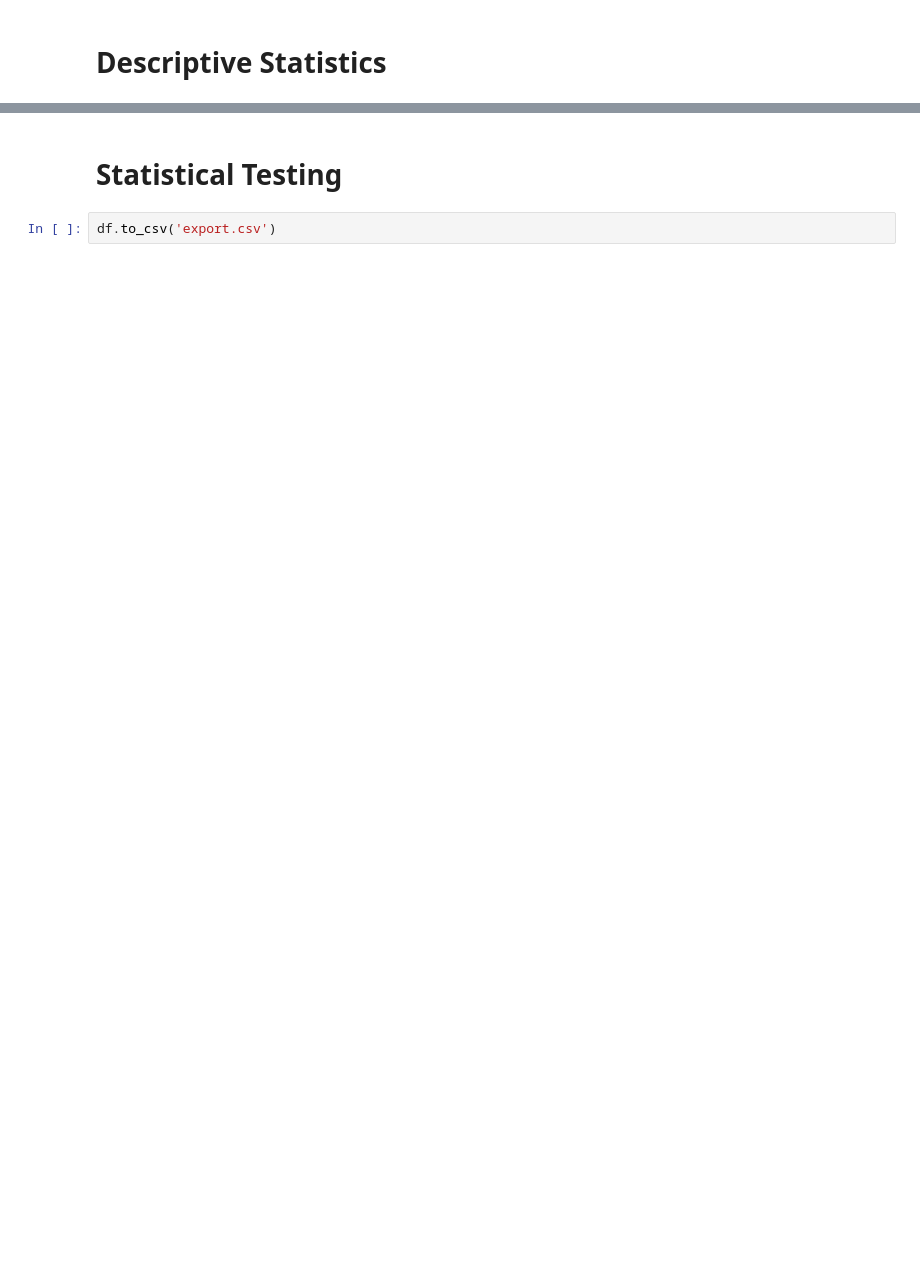
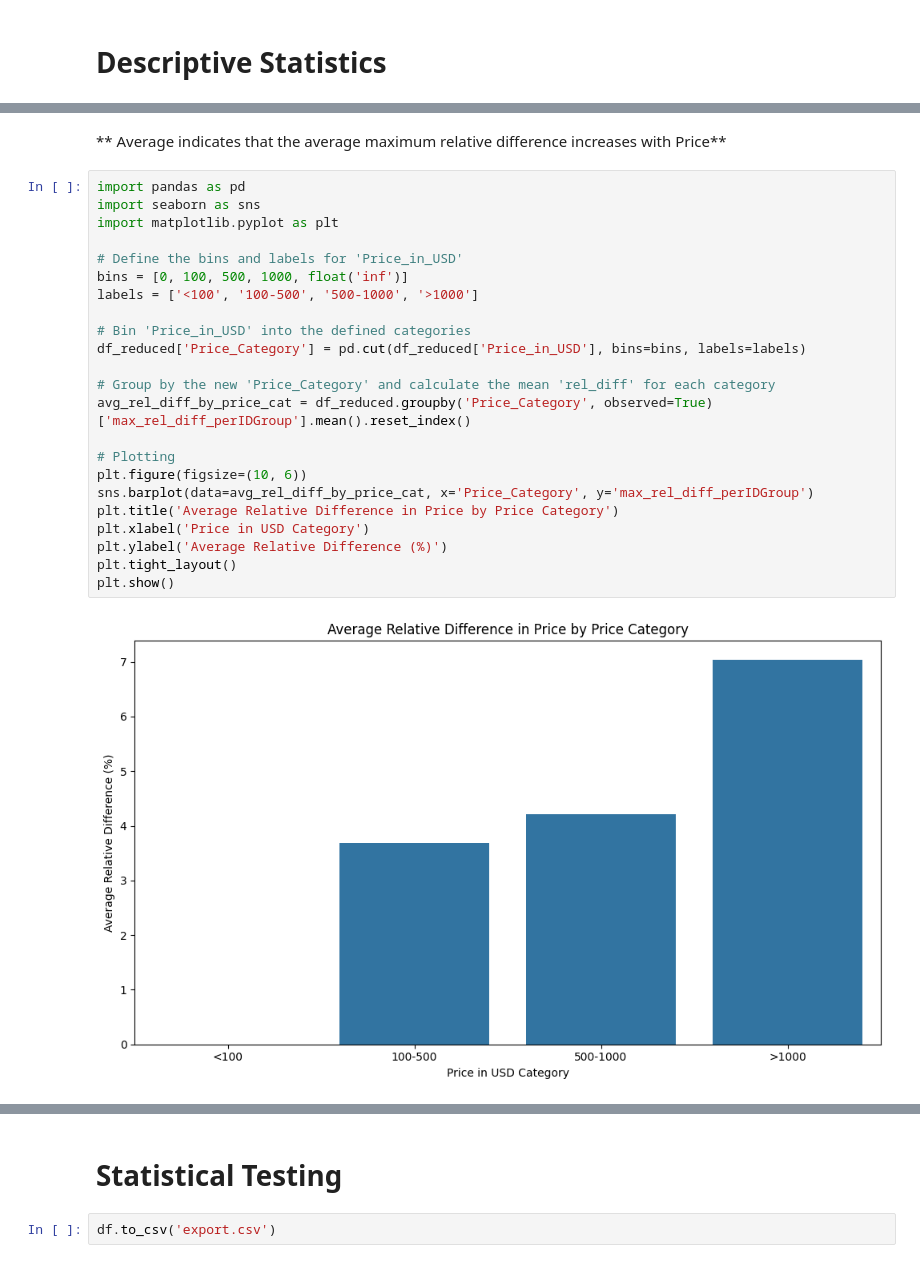
Before and after one commit to aghauss/SkySaver, a Jupyter notebook: experiments/data_deep_dive.ipynb, the cells around one changed output, grey strips where cells are left out. Cells and saved outputs as stored; diff of their text form; blank space fills up the shorter version.

```diff
--- a/experiments/data_deep_dive.ipynb
+++ b/experiments/data_deep_dive.ipynb
@@ -196,0 +267,27 @@ df_reduced = pd.merge(df_reduced, price_stats, on='Flight_ID', how='left')
+# %% [markdown]
+** Average indicates that the average maximum relative difference increases with Price**
+# %%
+import pandas as pd
+import seaborn as sns
+import matplotlib.pyplot as plt
+
+# Define the bins and labels for 'Price_in_USD'
+bins = [0, 100, 500, 1000, float('inf')]
+labels = ['<100', '100-500', '500-1000', '>1000']
+
+# Bin 'Price_in_USD' into the defined categories
+df_reduced['Price_Category'] = pd.cut(df_reduced['Price_in_USD'], bins=bins, labels=labels)
+
+# Group by the new 'Price_Category' and calculate the mean 'rel_diff' for each category
+avg_rel_diff_by_price_cat = df_reduced.groupby('Price_Category', observed=True)['max_rel_diff_perIDGroup'].mean().reset_index()
+
+# Plotting
+plt.figure(figsize=(10, 6))
+sns.barplot(data=avg_rel_diff_by_price_cat, x='Price_Category', y='max_rel_diff_perIDGroup')
+plt.title('Average Relative Difference in Price by Price Category')
+plt.xlabel('Price in USD Category')
+plt.ylabel('Average Relative Difference (%)')
+plt.tight_layout()
+plt.show()
+# %% [output]
+[figure, added]
```
Also changed, not shown: parts of 134 cells of this notebook, 2 other files.
